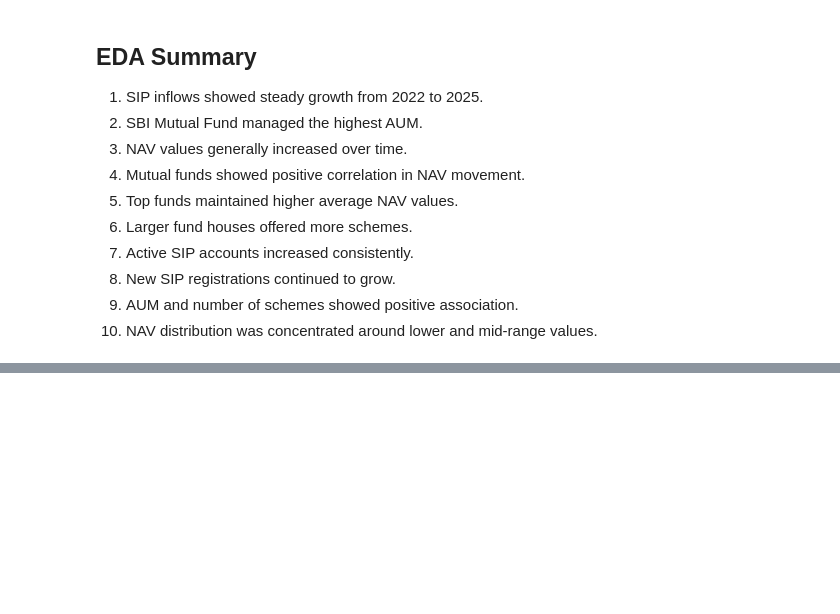
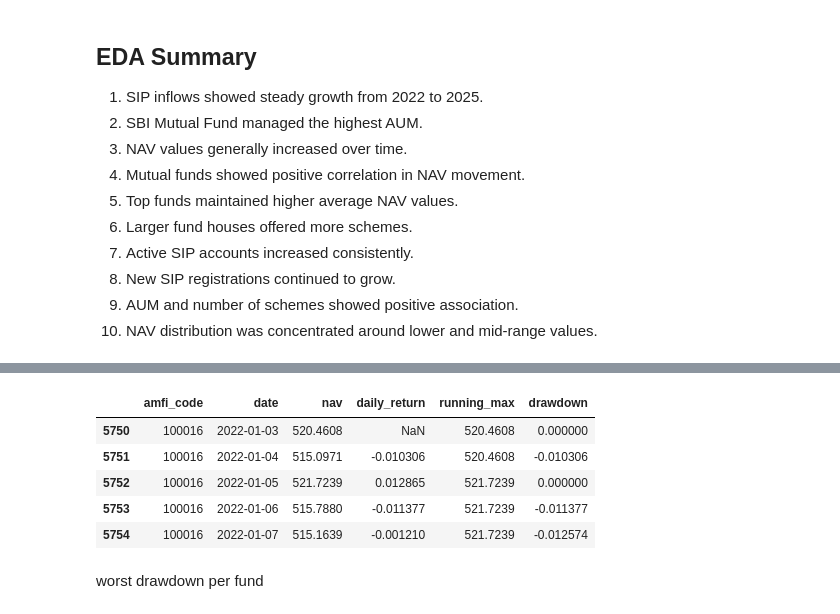
Before and after one commit to swamymanikanta567-ops/bluestack-mf-capstone, a Jupyter notebook: notebooks/eda_analysis.ipynb, the cells around one changed output, grey strips where cells are left out. Drawn from its saved outputs; the diff is of its cells as text; code cells hidden in the pictures; blank space fills up the shorter version.

Commit message:
day 4 fund performance analytics completed

```diff
--- a/notebooks/eda_analysis.ipynb
+++ b/notebooks/eda_analysis.ipynb
@@ -360,0 +557,21 @@ plt.show()
+# %%
+nav_history['running_max'] = (
+    nav_history.groupby('amfi_code')['nav']
+    .cummax()
+)
+
+nav_history['drawdown'] = (
+    nav_history['nav'] /
+    nav_history['running_max']
+) - 1
+
+nav_history.head()
+# %% [output]
+|  | amfi_code | date | nav | daily_return | running_max | drawdown |
+| 5750 | 100016 | 2022-01-03 | 520.4608 | NaN | 520.4608 | 0.000000 |
+| 5751 | 100016 | 2022-01-04 | 515.0971 | -0.010306 | 520.4608 | -0.010306 |
+| 5752 | 100016 | 2022-01-05 | 521.7239 | 0.012865 | 521.7239 | 0.000000 |
+| 5753 | 100016 | 2022-01-06 | 515.7880 | -0.011377 | 521.7239 | -0.011377 |
+| 5754 | 100016 | 2022-01-07 | 515.1639 | -0.001210 | 521.7239 | -0.012574 |
+# %% [markdown]
+worst drawdown per fund
```
Also changed, not shown: parts of 21 cells of this notebook, 4 other files.
